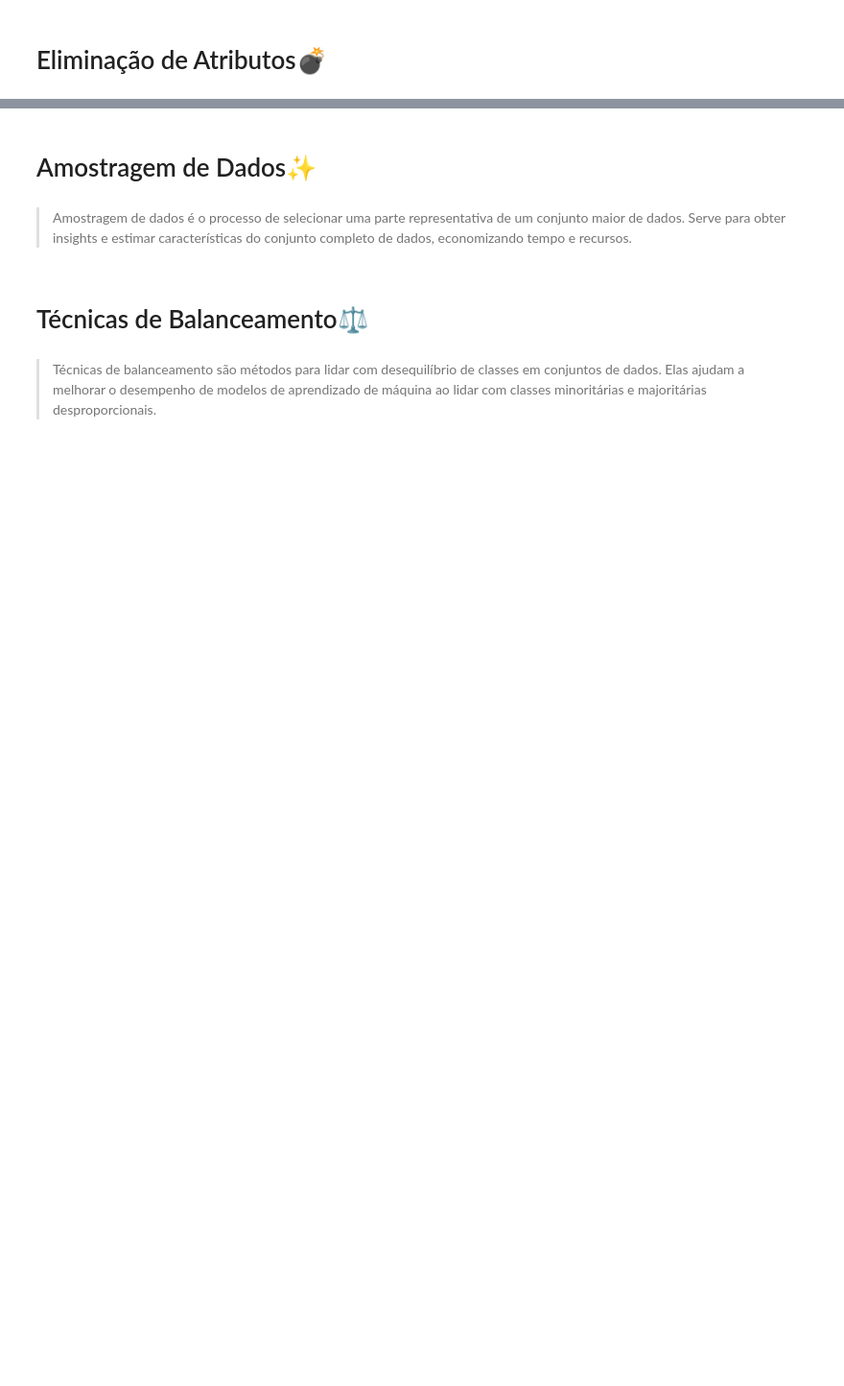
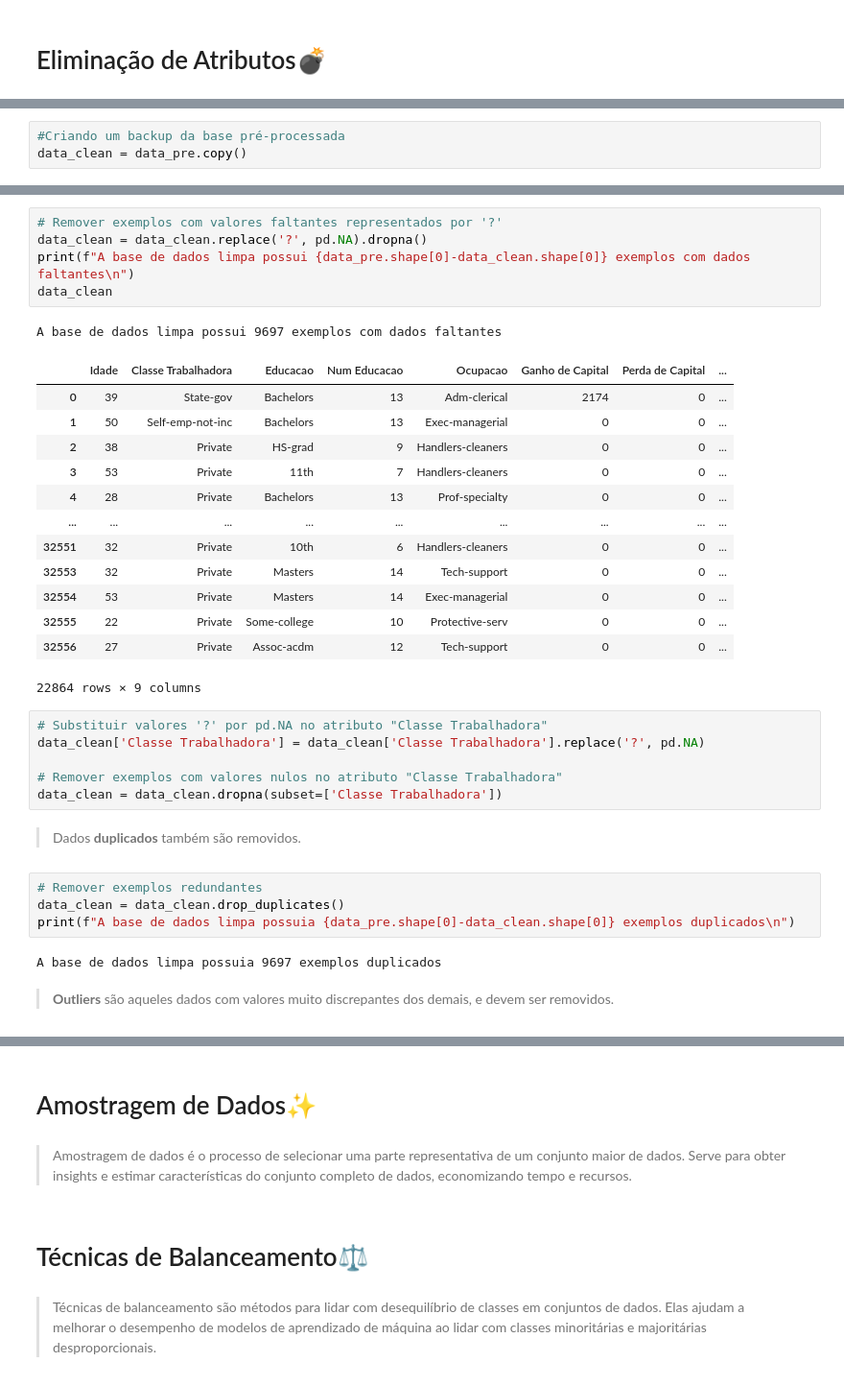
Before and after one commit to Henrique-Navarro/IA-PreProcessamento-Analise-de-Dados-Juptyter, a Jupyter notebook: jupyter_notebook.ipynb, the cells around one changed output, grey strips where cells are left out. Shown at 96% size. Drawn from its saved outputs; the diff is of its cells as text; blank space fills up the shorter version.

```diff
--- a/jupyter_notebook.ipynb
+++ b/jupyter_notebook.ipynb
@@ -816,0 +919,3 @@ for atributo in atributos:
+# %%
+#Criando um backup da base pré-processada
+data_clean = data_pre.copy()
@@ -816,0 +1060,36 @@ for atributo in atributos:
+# %%
+# Remover exemplos com valores faltantes representados por '?'
+data_clean = data_clean.replace('?', pd.NA).dropna()
+print(f"A base de dados limpa possui {data_pre.shape[0]-data_clean.shape[0]} exemplos com dados faltantes\n")
+data_clean
+# %% [output]
+A base de dados limpa possui 9697 exemplos com dados faltantes
+|  | Idade | Classe Trabalhadora | Educacao | Num Educacao | Ocupacao | Ganho de Capital | Perda de Capital | ... |
+| 0 | 39 | State-gov | Bachelors | 13 | Adm-clerical | 2174 | 0 | ... |
+| 1 | 50 | Self-emp-not-inc | Bachelors | 13 | Exec-managerial | 0 | 0 | ... |
+| 2 | 38 | Private | HS-grad | 9 | Handlers-cleaners | 0 | 0 | ... |
+| 3 | 53 | Private | 11th | 7 | Handlers-cleaners | 0 | 0 | ... |
+| 4 | 28 | Private | Bachelors | 13 | Prof-specialty | 0 | 0 | ... |
+| ... | ... | ... | ... | ... | ... | ... | ... | ... |
+| 32551 | 32 | Private | 10th | 6 | Handlers-cleaners | 0 | 0 | ... |
+| 32553 | 32 | Private | Masters | 14 | Tech-support | 0 | 0 | ... |
+| 32554 | 53 | Private | Masters | 14 | Exec-managerial | 0 | 0 | ... |
+| 32555 | 22 | Private | Some-college | 10 | Protective-serv | 0 | 0 | ... |
+| 32556 | 27 | Private | Assoc-acdm | 12 | Tech-support | 0 | 0 | ... |
+22864 rows × 9 columns
+# %%
+# Substituir valores '?' por pd.NA no atributo "Classe Trabalhadora"
+data_clean['Classe Trabalhadora'] = data_clean['Classe Trabalhadora'].replace('?', pd.NA)
+
+# Remover exemplos com valores nulos no atributo "Classe Trabalhadora"
+data_clean = data_clean.dropna(subset=['Classe Trabalhadora'])
+# %% [markdown]
+> Dados **duplicados** também são removidos.
+# %%
+# Remover exemplos redundantes
+data_clean = data_clean.drop_duplicates()
+print(f"A base de dados limpa possuia {data_pre.shape[0]-data_clean.shape[0]} exemplos duplicados\n")
+# %% [output]
+A base de dados limpa possuia 9697 exemplos duplicados
+# %% [markdown]
+> **Outliers** são aqueles dados com valores muito discrepantes dos demais, e devem ser removidos.
```
Also changed, not shown: parts of 19 cells of this notebook, 1 other file.
